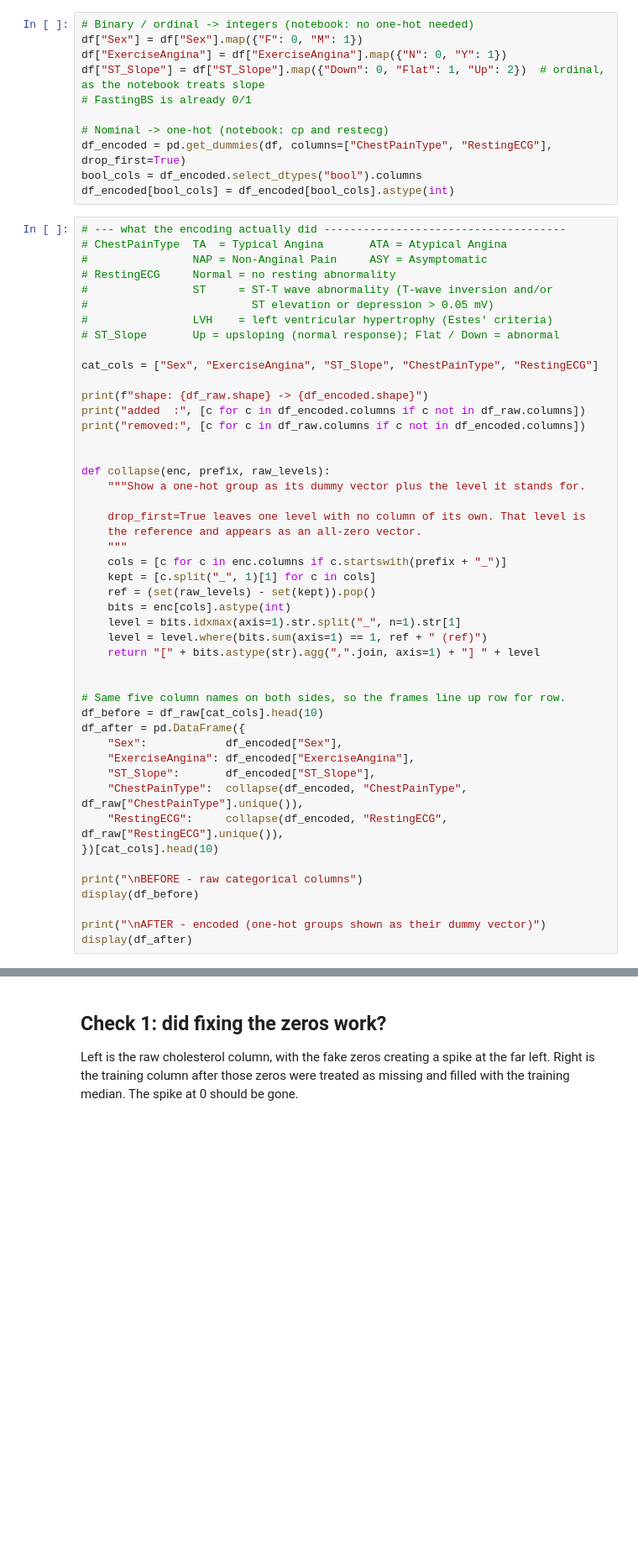
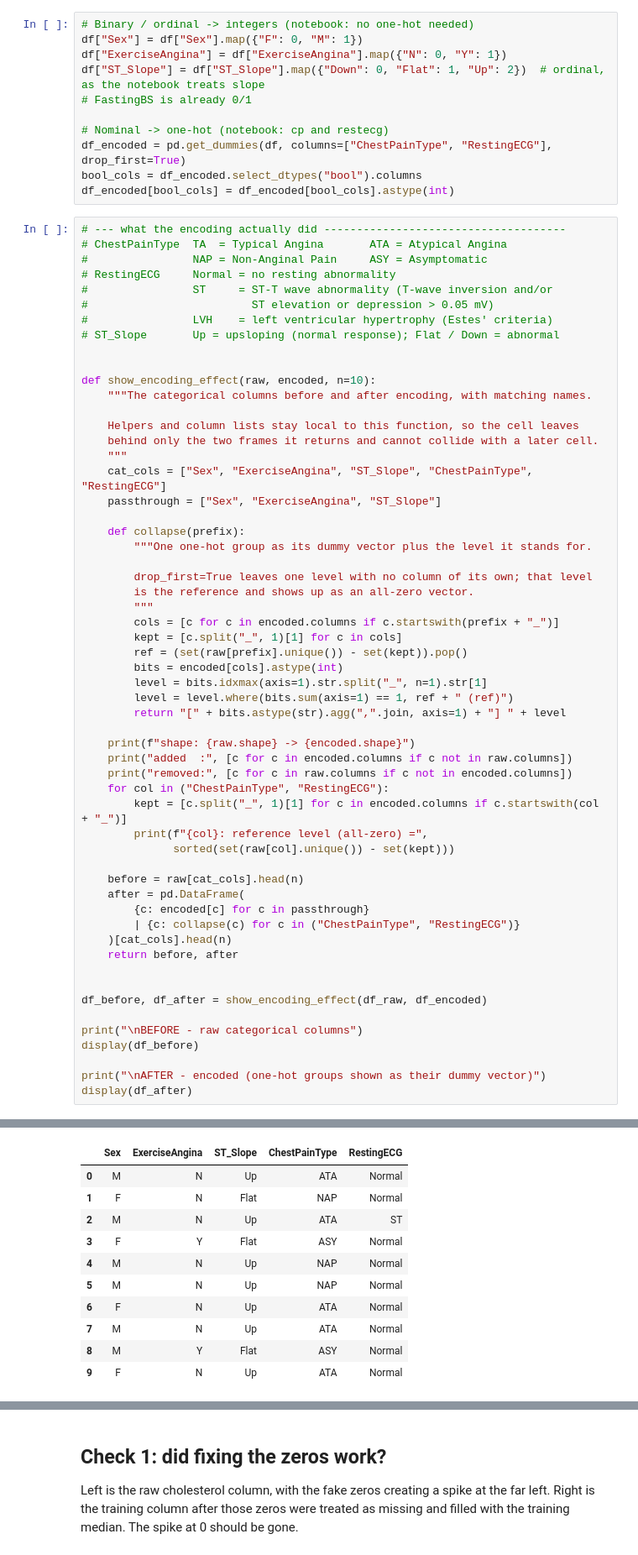
Before and after one commit to akaplin23/ECS171-Project, a Jupyter notebook: data_preprocessing.ipynb, the cells around one changed output, grey strips where cells are left out. Shown at 84% size. Saved outputs shown, nothing was run; the diff lists cells and outputs as text; blank space fills up the shorter version.

```diff
--- a/data_preprocessing.ipynb
+++ b/data_preprocessing.ipynb
@@ -182,40 +182,51 @@ df_encoded[bool_cols] = df_encoded[bool_cols].astype(int)
 #                LVH    = left ventricular hypertrophy (Estes' criteria)
 # ST_Slope       Up = upsloping (normal response); Flat / Down = abnormal
 
-cat_cols = ["Sex", "ExerciseAngina", "ST_Slope", "ChestPainType", "RestingECG"]
 
-print(f"shape: {df_raw.shape} -> {df_encoded.shape}")
-print("added  :", [c for c in df_encoded.columns if c not in df_raw.columns])
-print("removed:", [c for c in df_raw.columns if c not in df_encoded.columns])
+def show_encoding_effect(raw, encoded, n=10):
+    """The categorical columns before and after encoding, with matching names.
+
+    Helpers and column lists stay local to this function, so the cell leaves
+    behind only the two frames it returns and cannot collide with a later cell.
+    """
+    cat_cols = ["Sex", "ExerciseAngina", "ST_Slope", "ChestPainType", "RestingECG"]
+    passthrough = ["Sex", "ExerciseAngina", "ST_Slope"]
+
+    def collapse(prefix):
+        """One one-hot group as its dummy vector plus the level it stands for.
+
+        drop_first=True leaves one level with no column of its own; that level
+        is the reference and shows up as an all-zero vector.
+        """
+        cols = [c for c in encoded.columns if c.startswith(prefix + "_")]
+        kept = [c.split("_", 1)[1] for c in cols]
+        ref = (set(raw[prefix].unique()) - set(kept)).pop()
+        bits = encoded[cols].astype(int)
+        level = bits.idxmax(axis=1).str.split("_", n=1).str[1]
+        level = level.where(bits.sum(axis=1) == 1, ref + " (ref)")
+        return "[" + bits.astype(str).agg(",".join, axis=1) + "] " + level
+
+    print(f"shape: {raw.shape} -> {encoded.shape}")
+    print("added  :", [c for c in encoded.columns if c not in raw.columns])
+    print("removed:", [c for c in raw.columns if c not in encoded.columns])
+    for col in ("ChestPainType", "RestingECG"):
+        kept = [c.split("_", 1)[1] for c in encoded.columns if c.startswith(col + "_")]
+        print(f"{col}: reference level (all-zero) =",
+              sorted(set(raw[col].unique()) - set(kept)))
+
+    before = raw[cat_cols].head(n)
+    after = pd.DataFrame(
+        {c: encoded[c] for c in passthrough}
+        | {c: collapse(c) for c in ("ChestPainType", "RestingECG")}
+    )[cat_cols].head(n)
+    return before, after
 
 
-def collapse(enc, prefix, raw_levels):
-    """Show a one-hot group as its dummy vector plus the level it stands for.
-
-    drop_first=True leaves one level with no column of its own. That level is
-    the reference and appears as an all-zero vector.
-    """
-    cols = [c for c in enc.columns if c.startswith(prefix + "_")]
-    kept = [c.split("_", 1)[1] for c in cols]
-    ref = (set(raw_levels) - set(kept)).pop()
-    bits = enc[cols].astype(int)
-    level = bits.idxmax(axis=1).str.split("_", n=1).str[1]
-    level = level.where(bits.sum(axis=1) == 1, ref + " (ref)")
-    return "[" + bits.astype(str).agg(",".join, axis=1) + "] " + level
-
-
-# Same five column names on both sides, so the frames line up row for row.
-df_before = df_raw[cat_cols].head(10)
-df_after = pd.DataFrame({
-    "Sex":            df_encoded["Sex"],
-    "ExerciseAngina": df_encoded["ExerciseAngina"],
-    "ST_Slope":       df_encoded["ST_Slope"],
-    "ChestPainType":  collapse(df_encoded, "ChestPainType", df_raw["ChestPainType"].unique()),
-    "RestingECG":     collapse(df_encoded, "RestingECG", df_raw["RestingECG"].unique()),
-})[cat_cols].head(10)
+df_before, df_after = show_encoding_effect(df_raw, df_encoded)
 
 print("\nBEFORE - raw categorical columns")
 display(df_before)
 
 print("\nAFTER - encoded (one-hot groups shown as their dummy vector)")
 display(df_after)
+# %% [output]
@@ -221,0 +242,11 @@ display(df_after)
+|  | Sex | ExerciseAngina | ST_Slope | ChestPainType | RestingECG |
+| 0 | M | N | Up | ATA | Normal |
+| 1 | F | N | Flat | NAP | Normal |
+| 2 | M | N | Up | ATA | ST |
+| 3 | F | Y | Flat | ASY | Normal |
+| 4 | M | N | Up | NAP | Normal |
+| 5 | M | N | Up | NAP | Normal |
+| 6 | F | N | Up | ATA | Normal |
+| 7 | M | N | Up | ATA | Normal |
+| 8 | M | Y | Flat | ASY | Normal |
+| 9 | F | N | Up | ATA | Normal |
```
Also changed, not shown: parts of 2 cells of this notebook.
